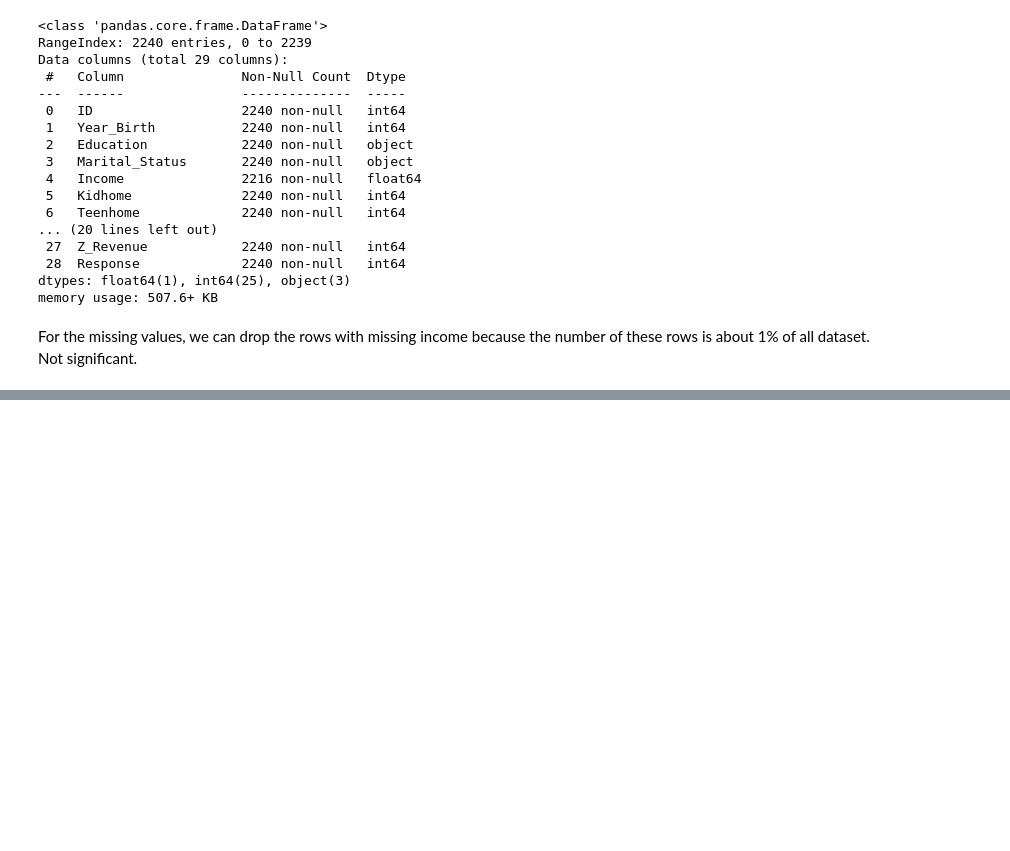
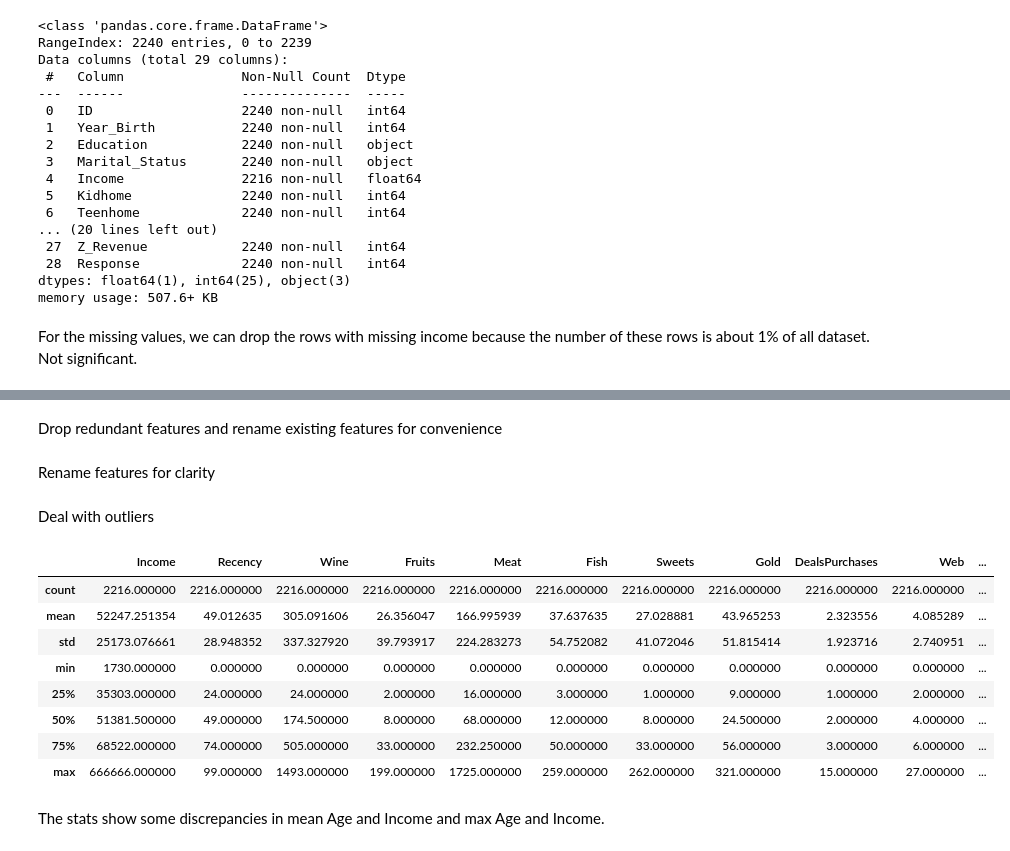
Before and after one commit to dasanmiguelv/clustering, a Jupyter notebook: Notebooks/customerSegmentatio.ipynb, the cells around one changed output, grey strips where cells are left out. Cells and saved outputs as stored; diff of their text form; code cells hidden in the pictures; blank space fills up the shorter version.

```diff
--- a/Notebooks/customerSegmentatio.ipynb
+++ b/Notebooks/customerSegmentatio.ipynb
@@ -89,0 +256,2 @@ print("The total number of data-points after removing the rows with missing valu
+# %% [markdown]
+Drop redundant features and rename existing features for convenience
@@ -89,0 +262,2 @@ print("The total number of data-points after removing the rows with missing valu
+# %% [markdown]
+Rename features for clarity
@@ -89,0 +270,17 @@ print("The total number of data-points after removing the rows with missing valu
+# %% [markdown]
+Deal with outliers
+# %%
+# Take a look at the data's stats.
+campaign_data.describe()
+# %% [output]
+|  | Income | Recency | Wine | Fruits | Meat | Fish | Sweets | Gold | DealsPurchases | Web | ... |
+| count | 2216.000000 | 2216.000000 | 2216.000000 | 2216.000000 | 2216.000000 | 2216.000000 | 2216.000000 | 2216.000000 | 2216.000000 | 2216.000000 | ... |
+| mean | 52247.251354 | 49.012635 | 305.091606 | 26.356047 | 166.995939 | 37.637635 | 27.028881 | 43.965253 | 2.323556 | 4.085289 | ... |
+| std | 25173.076661 | 28.948352 | 337.327920 | 39.793917 | 224.283273 | 54.752082 | 41.072046 | 51.815414 | 1.923716 | 2.740951 | ... |
+| min | 1730.000000 | 0.000000 | 0.000000 | 0.000000 | 0.000000 | 0.000000 | 0.000000 | 0.000000 | 0.000000 | 0.000000 | ... |
+| 25% | 35303.000000 | 24.000000 | 24.000000 | 2.000000 | 16.000000 | 3.000000 | 1.000000 | 9.000000 | 1.000000 | 2.000000 | ... |
+| 50% | 51381.500000 | 49.000000 | 174.500000 | 8.000000 | 68.000000 | 12.000000 | 8.000000 | 24.500000 | 2.000000 | 4.000000 | ... |
+| 75% | 68522.000000 | 74.000000 | 505.000000 | 33.000000 | 232.250000 | 50.000000 | 33.000000 | 56.000000 | 3.000000 | 6.000000 | ... |
+| max | 666666.000000 | 99.000000 | 1493.000000 | 199.000000 | 1725.000000 | 259.000000 | 262.000000 | 321.000000 | 15.000000 | 27.000000 | ... |
+# %% [markdown]
+The stats show some discrepancies in mean Age and Income and max Age and Income.
```
Also changed, not shown: parts of 40 cells of this notebook.
